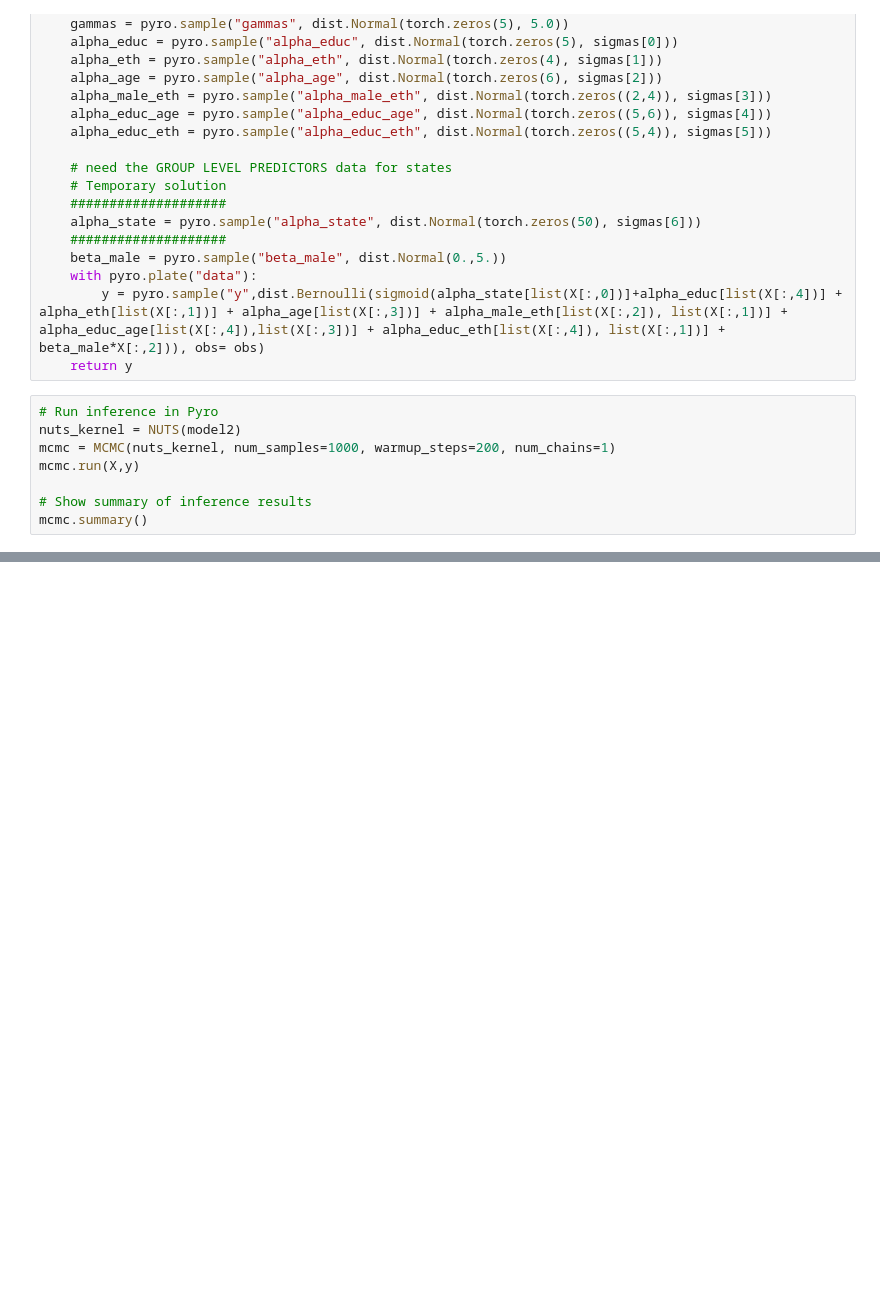
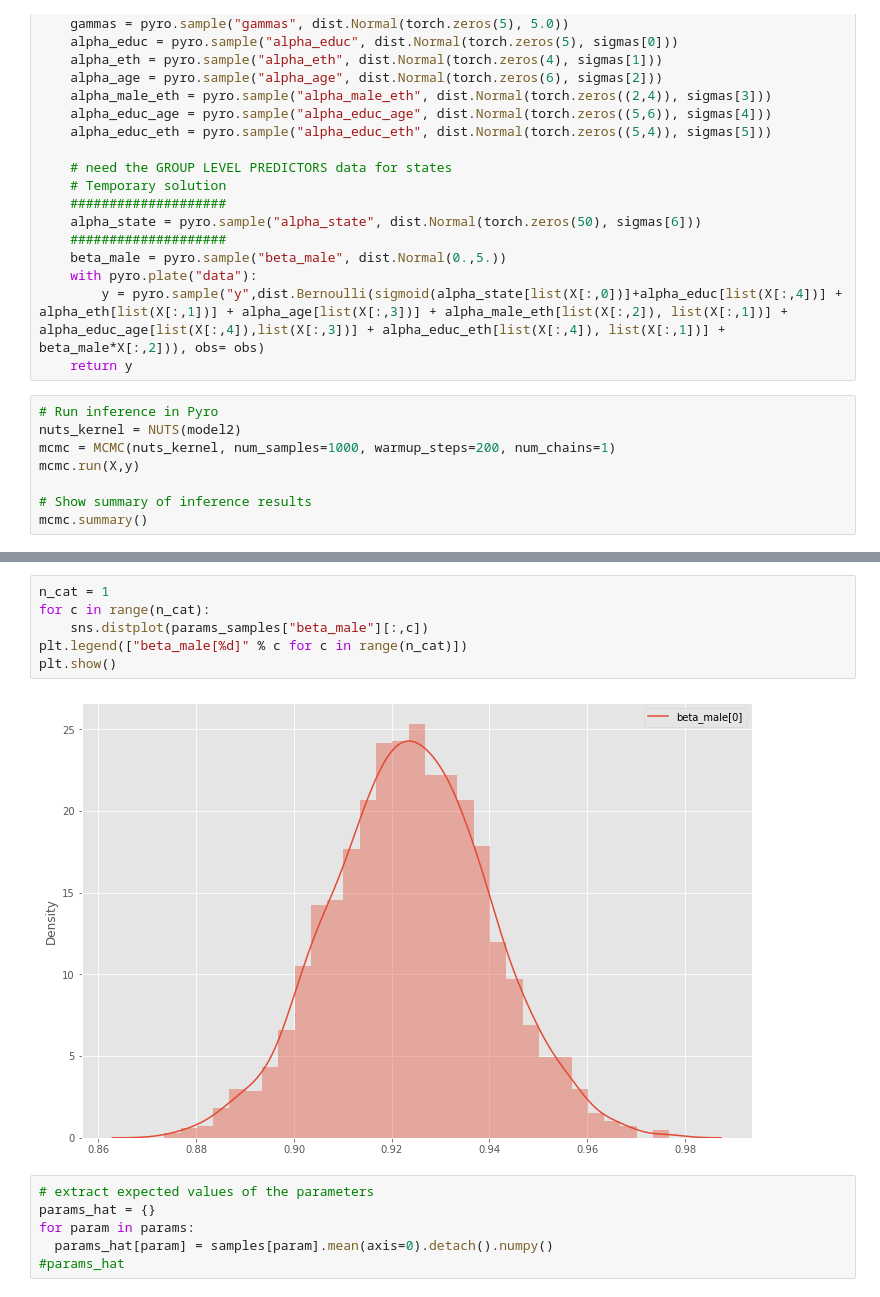
Before and after one commit to JakubReha/misterP, a Jupyter notebook: model.ipynb, the cells around one changed output, grey strips where cells are left out. Saved outputs shown, nothing was run; the diff lists cells and outputs as text; blank space fills up the shorter version.

```diff
--- a/model.ipynb
+++ b/model.ipynb
@@ -213,0 +227,14 @@ mcmc.summary()
+# %%
+n_cat = 1
+for c in range(n_cat):
+    sns.distplot(params_samples["beta_male"][:,c])
+plt.legend(["beta_male[%d]" % c for c in range(n_cat)])
+plt.show()
+# %% [output]
+[figure, added]
+# %%
+# extract expected values of the parameters
+params_hat = {}
+for param in params:
+  params_hat[param] = samples[param].mean(axis=0).detach().numpy()
+#params_hat
```
Also changed, not shown: parts of 10 cells of this notebook, 1 other file.
